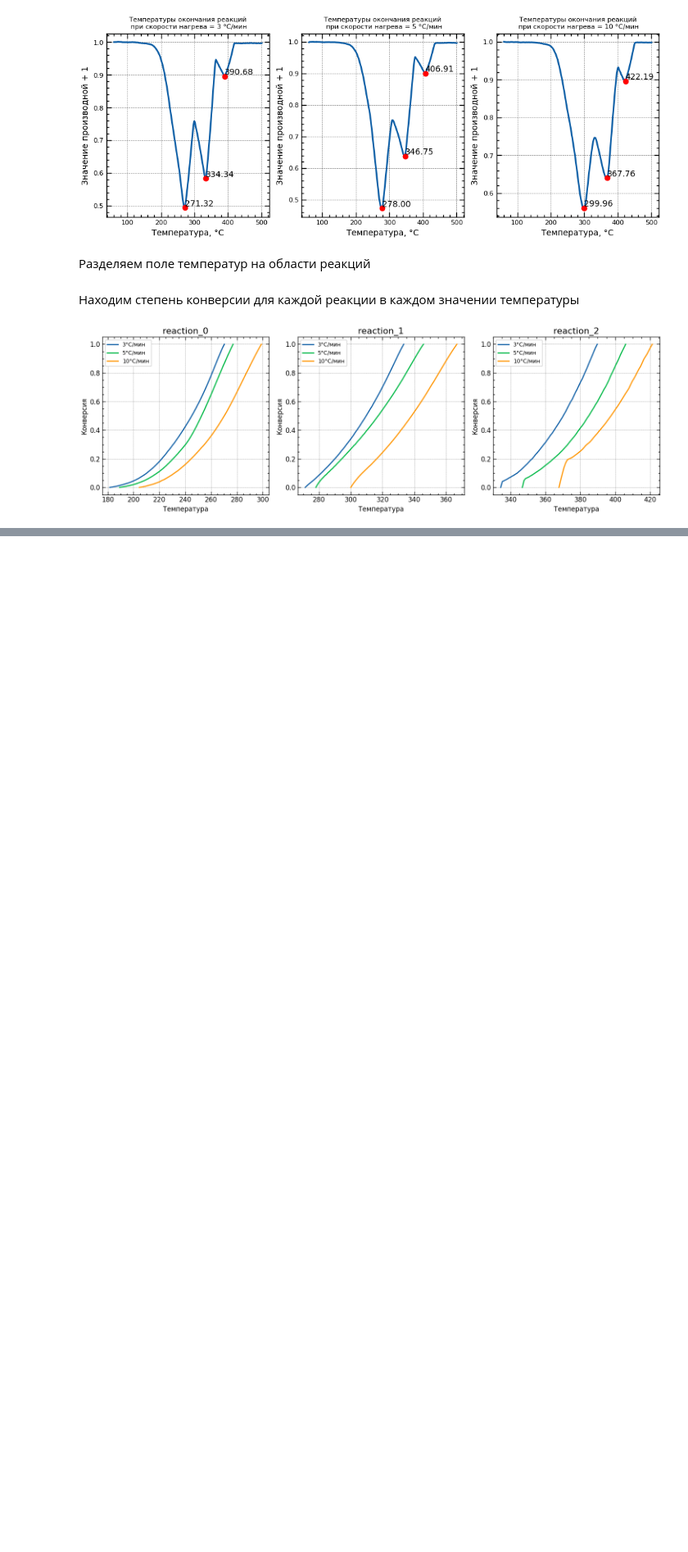
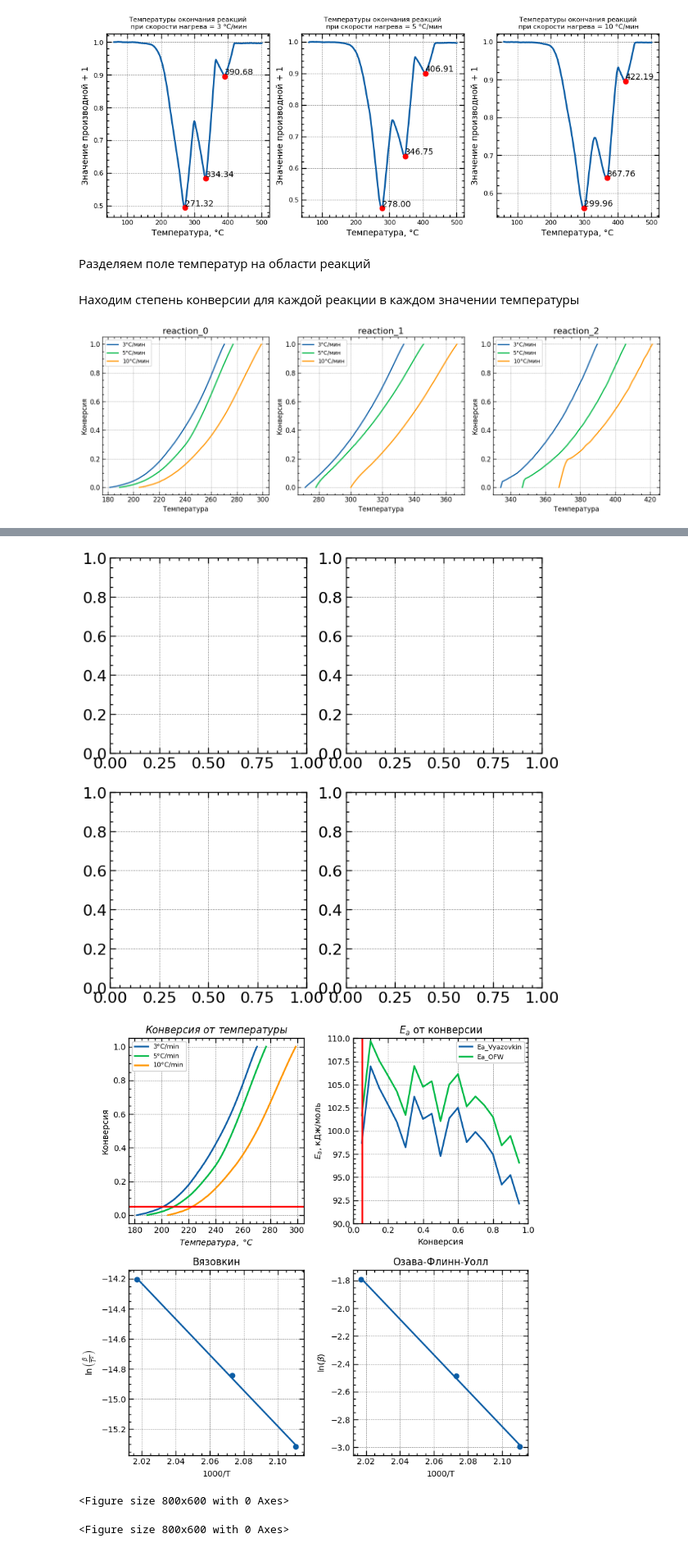
Before and after one commit to kdavjd/isoconversion_study_of_reaction_kinetics, a Jupyter notebook: isoconversion.ipynb, the cells around one changed output, grey strips where cells are left out. Shown at 82% size. Cells and saved outputs as stored; diff of their text form; code cells hidden in the pictures; blank space fills up the shorter version.

```diff
--- a/isoconversion.ipynb
+++ b/isoconversion.ipynb
@@ -318,0 +485,29 @@ plt.show()
+# %%
+from matplotlib import animation
+from matplotlib.animation import PillowWriter, FuncAnimation
+
+fig, axs = plt.subplots(2, 2, figsize=(8, 8))
+frames = np.arange(0.05, 1, 0.01)  # Создаем список со значениями конверсии от 0.05 до 0.99 с шагом 0.01
+# Определяем функцию, которая будет обновлять график на каждом кадре
+def update(frame):
+    # Очистка текущего содержимого графика
+    for ax in axs.flatten():
+        ax.clear()
+
+    # Строим графики
+    plot_graphs(frame, fig, axs)
+
+# Создаём фигуру и оси
+fig, axs = plt.subplots(2, 2, figsize=(8, 8))
+
+# Создаём анимацию
+ani = FuncAnimation(fig, update, frames=frames)
+
+# Сохраняем анимацию в файл GIF
+writer = PillowWriter(fps=24)
+ani.save("new_gif.gif", writer=writer)
+# %% [output]
+[figure, added]
+[figure, added]
+<Figure size 800x600 with 0 Axes>
+<Figure size 800x600 with 0 Axes>
```
Also changed, not shown: parts of 15 cells of this notebook, 2 other files.
